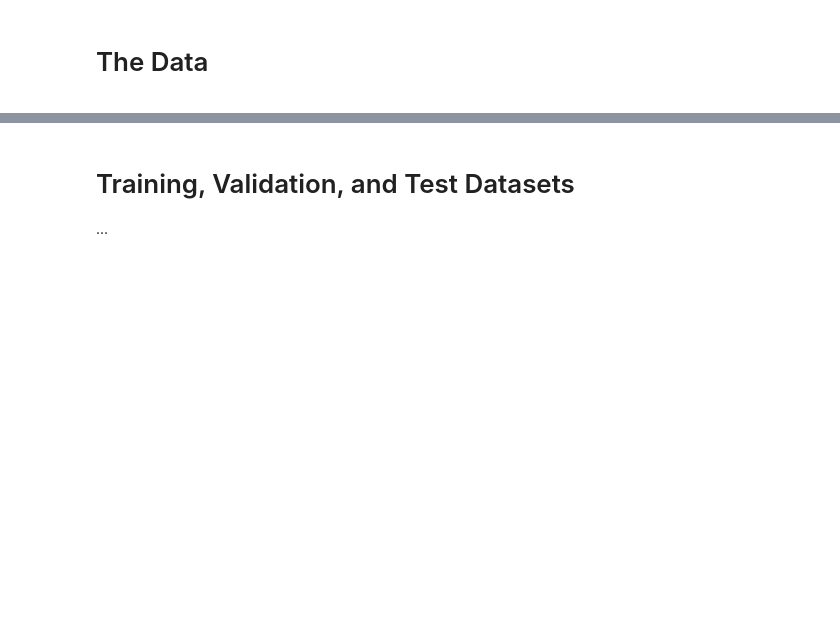
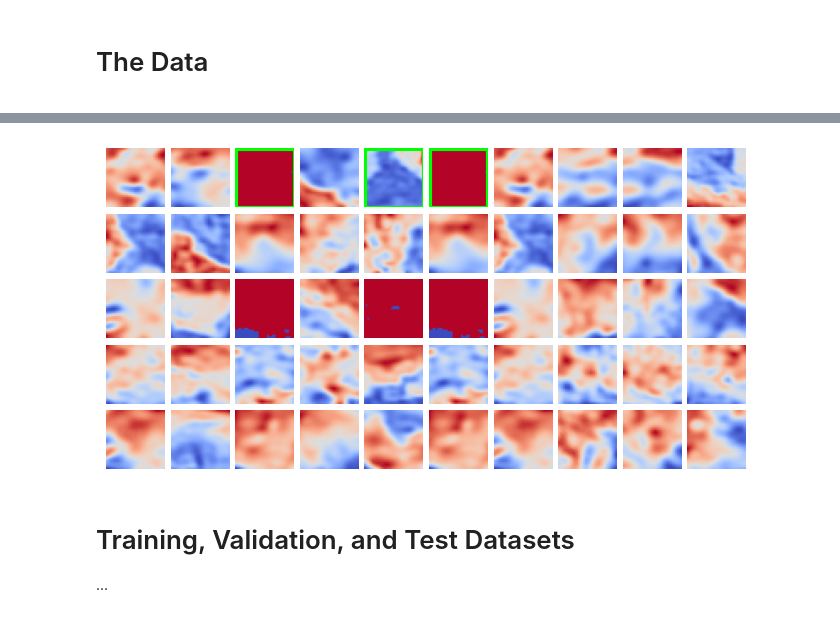
Before and after one commit to jonassterud/OCES5303_A3, a Jupyter notebook: ass3_oces5303_21335836.ipynb, the cells around one changed output, grey strips where cells are left out. Saved outputs shown, nothing was run; the diff lists cells and outputs as text; code cells hidden in the pictures; blank space fills up the shorter version.

```diff
--- a/ass3_oces5303_21335836.ipynb
+++ b/ass3_oces5303_21335836.ipynb
@@ -25,3 +213,32 @@
+# %%
+fig, axs = plt.subplots(5, 10)
+fig.subplots_adjust(left=0, bottom=0, right=1, top=1, wspace=0.1, hspace=-.7)
+
+random_i = [random.randint(0, len(df_train) - 1) for _ in range(0, 5)]
+random_j = [random.randint(0, 50) for _ in range(0, 10)]
+
+for i, axi in enumerate(axs):
+    for j, axj in enumerate(axi):
+        # Select image
+        image = df_train.iloc[random_i[i]]["SST"][random_j[j]]
+
+        # Border?
+        if df_train.iloc[random_i[i]]["TRAIN_LABELS"][0][random_j[j]] == 1:
+            rect = mpl.patches.Rectangle((0, 0), width=len(image), height=len(image[0]), fc="none", ec="lime", lw=3)
+            axj.add_patch(rect)
+        elif df_train.iloc[random_i[i]]["TRAIN_LABELS"][0][random_j[j]] == 2:
+            rect = mpl.patches.Rectangle((0, 0), width=len(image), height=len(image[0]), fc="none", ec="blue", lw=3)
+            axj.add_patch(rect)
+
+        # Image
+        axj.imshow(image, cmap="coolwarm")
+        axj.axis('off')
+
+        # # Text
+        # if i == 0: axj.set_title(f"Nr. {j + 1}", fontsize=10)
+        # if j == 0: axj.text(-0.2, 0.5, df_train.iloc[i + i_offset].name.strftime("%d.%m.%Y"), transform=axj.transAxes, va='center', ha='right')
+# %% [output]
+[figure, added]
 # %% [markdown]
 <h1>Training, Validation, and Test Datasets</h1>
 
```
Also changed, not shown: parts of 8 cells of this notebook.
